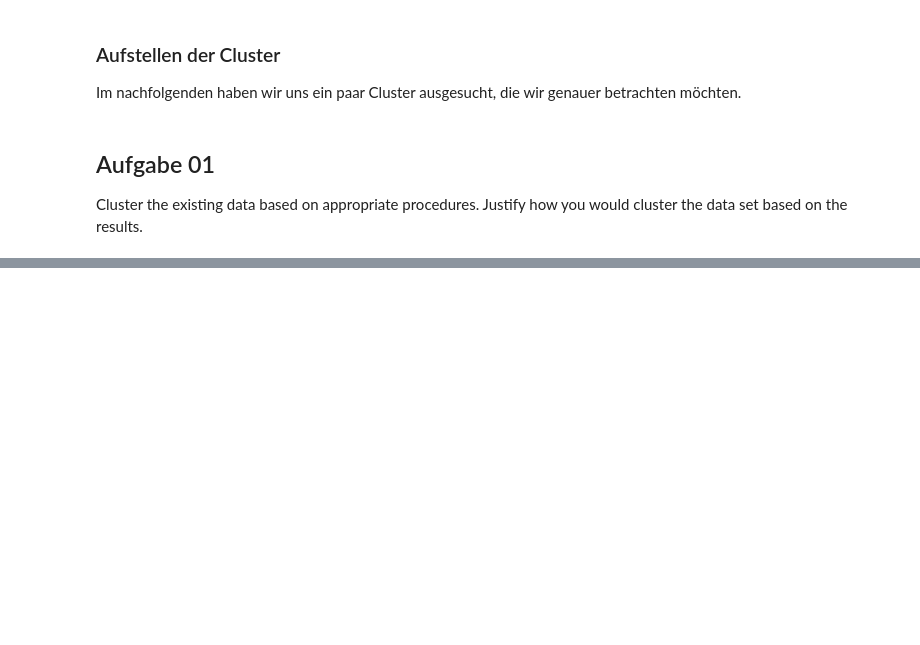
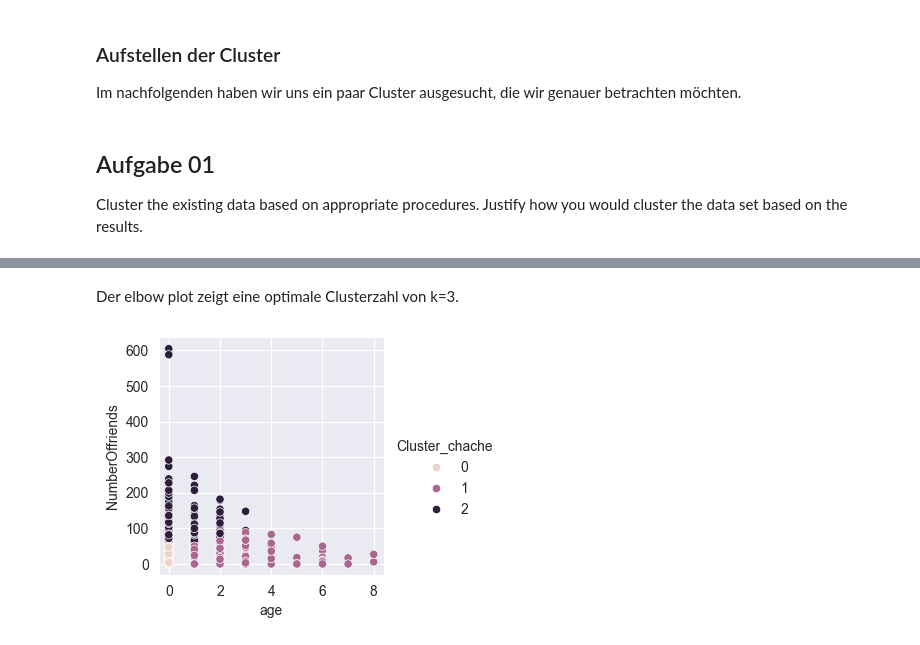
Before and after one commit to leonbittner/dasciws2324, a Jupyter notebook: 03_clustering/03_clustering.ipynb, the cells around one changed output, grey strips where cells are left out. Cells and saved outputs as stored; diff of their text form; code cells hidden in the pictures; blank space fills up the shorter version.

```diff
--- a/03_clustering/03_clustering.ipynb
+++ b/03_clustering/03_clustering.ipynb
@@ -232,0 +251,6 @@ Name: count, dtype: int64
+# %% [markdown]
+Der elbow plot zeigt eine optimale Clusterzahl von k=3.
+# %%
+createPairPlot(df_age_number_of_friends, 'age', 'NumberOffriends', 3, 3)
+# %% [output]
+[figure, added]
```
Also changed, not shown: parts of 26 cells of this notebook, 1 other file.
